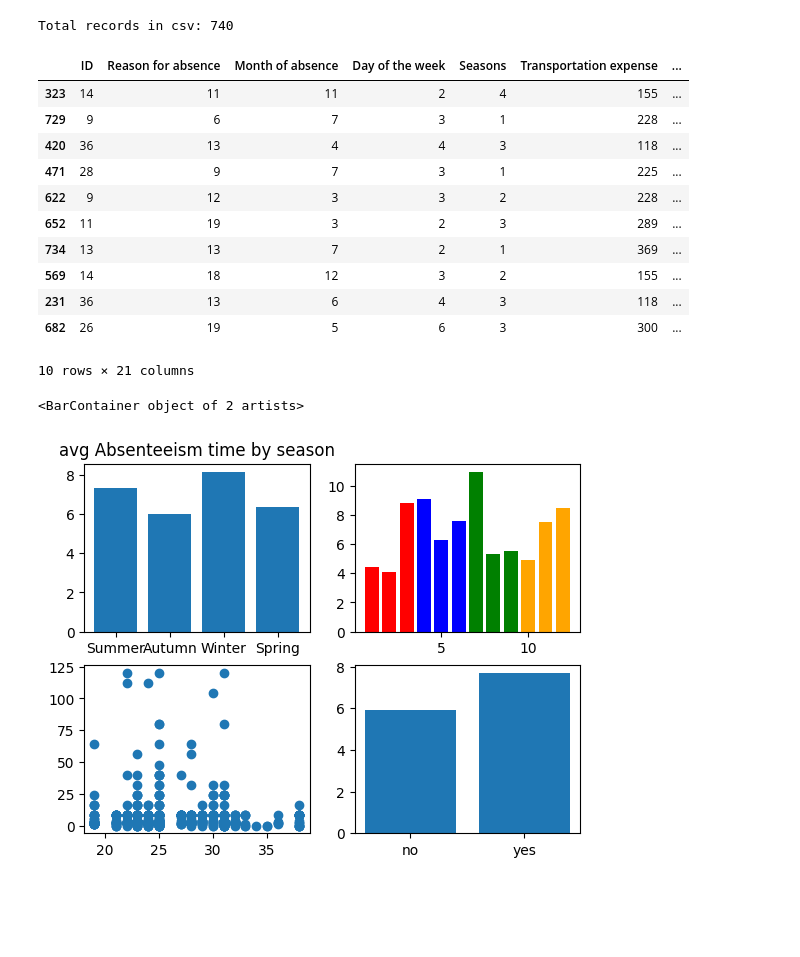
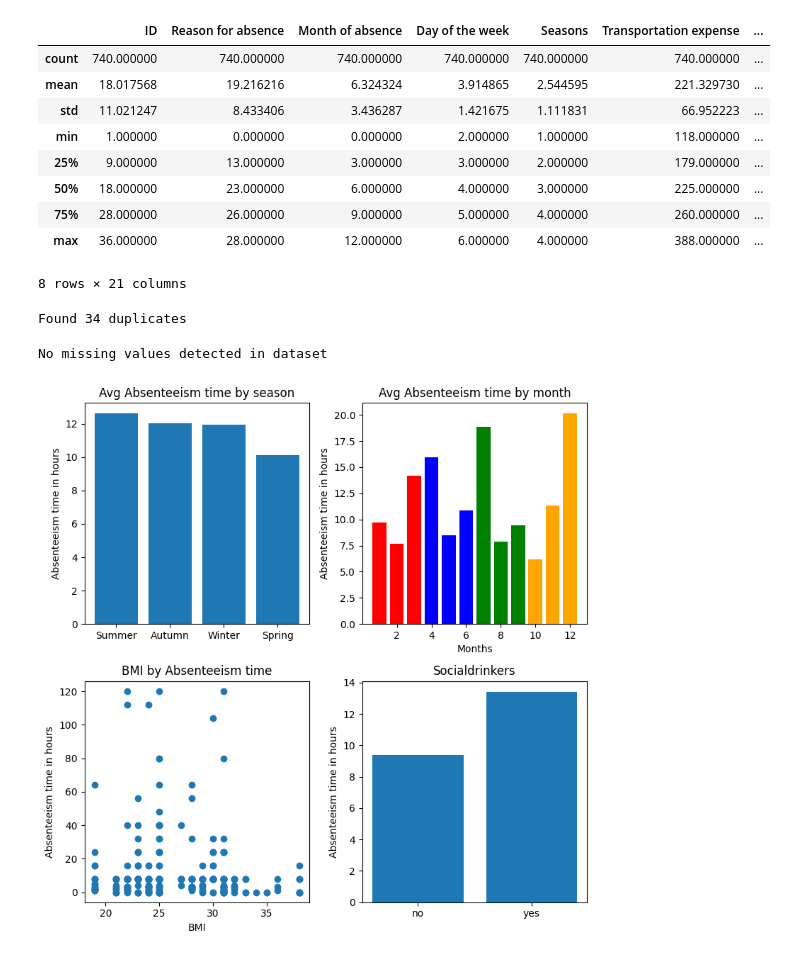
Before and after one commit to ProCoderMatt/OU-Machine-Learning, a Jupyter notebook: ML-Project-Notebook.ipynb, the cells around one changed output. Saved outputs shown, nothing was run; the diff lists cells and outputs as text; code cells hidden in the pictures; blank space fills up the shorter version.

```diff
--- a/ML-Project-Notebook.ipynb
+++ b/ML-Project-Notebook.ipynb
@@ -41,36 +49,71 @@ import scipy.stats as stats
 # %%
-#load the data and show the first lines
+#Load the data and show the first lines
 result = pd.read_csv("Absenteeism_at_work.csv", sep=';')
-print(f"Total records in csv: {len(result)}")
-result.sort_values("Absenteeism time in hours", ascending=False).head(10)
 
-#result.value_counts("Reason for absence").sort_values(ignore_index=True)
+#Description of the dataset
+result.describe()
 # %% [output]
+|  | ID | Reason for absence | Month of absence | Day of the week | Seasons | Transportation expense | ... |
+| count | 740.000000 | 740.000000 | 740.000000 | 740.000000 | 740.000000 | 740.000000 | ... |
+| mean | 18.017568 | 19.216216 | 6.324324 | 3.914865 | 2.544595 | 221.329730 | ... |
+| std | 11.021247 | 8.433406 | 3.436287 | 1.421675 | 1.111831 | 66.952223 | ... |
+| min | 1.000000 | 0.000000 | 0.000000 | 2.000000 | 1.000000 | 118.000000 | ... |
+| 25% | 9.000000 | 13.000000 | 3.000000 | 3.000000 | 2.000000 | 179.000000 | ... |
+| 50% | 18.000000 | 23.000000 | 6.000000 | 4.000000 | 3.000000 | 225.000000 | ... |
+| 75% | 28.000000 | 26.000000 | 9.000000 | 5.000000 | 4.000000 | 260.000000 | ... |
+| max | 36.000000 | 28.000000 | 12.000000 | 6.000000 | 4.000000 | 388.000000 | ... |
-Total records in csv: 740
+8 rows × 21 columns
-|  | ID | Reason for absence | Month of absence | Day of the week | Seasons | Transportation expense | ... |
-| 323 | 14 | 11 | 11 | 2 | 4 | 155 | ... |
-| 729 | 9 | 6 | 7 | 3 | 1 | 228 | ... |
-| 420 | 36 | 13 | 4 | 4 | 3 | 118 | ... |
-| 471 | 28 | 9 | 7 | 3 | 1 | 225 | ... |
-| 622 | 9 | 12 | 3 | 3 | 2 | 228 | ... |
-| 652 | 11 | 19 | 3 | 2 | 3 | 289 | ... |
-| 734 | 13 | 13 | 7 | 2 | 1 | 369 | ... |
-| 569 | 14 | 18 | 12 | 3 | 2 | 155 | ... |
-| 231 | 36 | 13 | 6 | 4 | 3 | 118 | ... |
-| 682 | 26 | 19 | 5 | 6 | 3 | 300 | ... |
-10 rows × 21 columns
+# %%
+# check duplicate values and delete them
+duplicate = result[result.duplicated()]
+print(f'Found {duplicate.shape[0]} duplicates')
+result.drop_duplicates(inplace=True)
+# %% [output]
+Found 34 duplicates
+# %%
+# Detect missing values and show heatmap if any exists
+df_null = result.isnull()
+if(result.isnull() == True).any().any():
+    plt.imshow(df_null, origin='lower',extent=[0, 210, 0, 740*2], aspect=0.5)
+    print(result[df_null.any(axis=1)].head())
+else:
+    print("No missing values detected in dataset")
+# %% [output]
+No missing values detected in dataset
+# %%
+# Remove rows where Reason for absence is:
+# 7 categories without (CID) patient follow-up (22),
+# medical consultation (23), blood donation (24), laboratory examination (25),
+# unjustified absence (26), physiotherapy (27), dental consultation (28).
+result = result[~result['Reason for absence'].isin([22,23,24,25,26,27,28])]
 # %%
+# Display general properties of the dataset
 avarage_time_seaons = result.groupby(['Seasons'])['Absenteeism time in hours'].mean()
 avarage_time_month = result.groupby(['Month of absence'])['Absenteeism time in hours'].mean()
 socialdrinker_duration = result.groupby(['Social drinker'])['Absenteeism time in hours'].mean()
 seasons = ("Summer", "Autumn", "Winter", "Spring")
 fig, axs = plt.subplots(2,2)
+fig.set_size_inches(8,8)
+axs[0,0].set_ylabel("Absenteeism time in hours")
 axs[0,0].bar(seasons, avarage_time_seaons)
-axs[0,0].set_title("avg Absenteeism time by season")
+axs[0,0].set_title("Avg Absenteeism time by season")
+
+
 quarter_colors = ['red', 'blue', 'green', 'orange']
+axs[0,1].set_ylabel("Absenteeism time in hours")
+axs[0,1].set_xlabel("Months")
 axs[0,1].bar(avarage_time_month.index[1:], avarage_time_month[1:], color=[color for color in quarter_colors for _ in range(3)])
+axs[0,1].set_title("Avg Absenteeism time by month")
+
+axs[1,0].set_ylabel("Absenteeism time in hours")
+axs[1,0].set_xlabel("BMI")
 axs[1,0].scatter(result.get('Body mass index'), result.get('Absenteeism time in hours'))
+axs[1,0].set_title("BMI by Absenteeism time")
+
+axs[1,1].set_ylabel("Absenteeism time in hours")
 axs[1,1].bar(("no", "yes"), socialdrinker_duration)
+axs[1,1].set_title("Socialdrinkers")
+
+fig.tight_layout()
 # %% [output]
-<BarContainer object of 2 artists>
-[figure, old version]
+[figure, new version]
```
Also changed, not shown: parts of 17 cells of this notebook, 6 other files.
